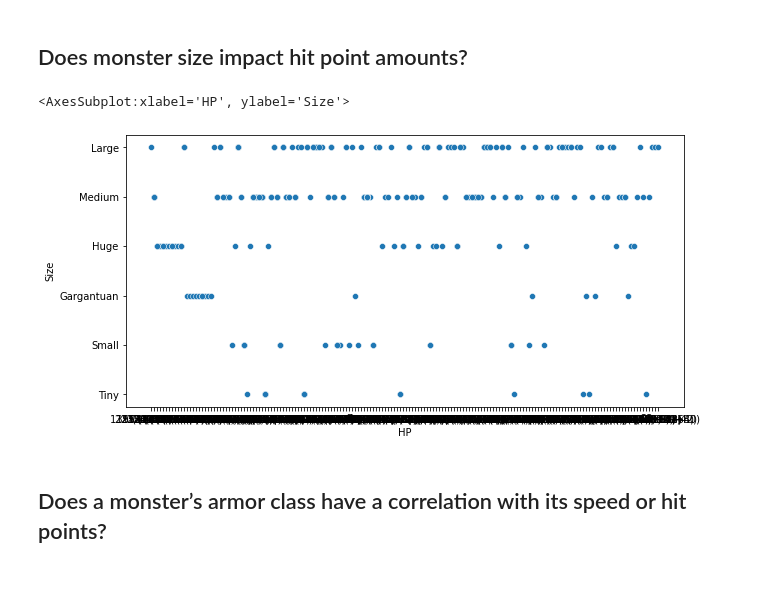
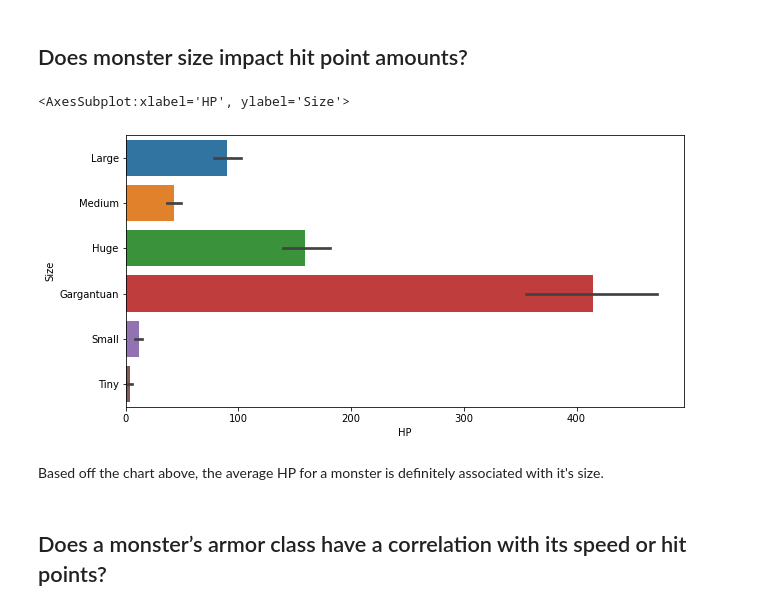
Before and after one commit to dmm4613/dnd-eda, a Jupyter notebook: dnd-eda.ipynb, the cells around one changed output. Drawn from its saved outputs; the diff is of its cells as text; code cells hidden in the pictures; blank space fills up the shorter version.

```diff
--- a/dnd-eda.ipynb
+++ b/dnd-eda.ipynb
@@ -65,4 +66,6 @@ To work on this question I plan on splitting up Race+Alignment into two separate
 dnd[['Race','Alignment']] = dnd['Race + alignment'].str.rsplit(',', n=1, expand=True)
 dnd['Alignment'] = dnd['Alignment'].str.strip()
 # %%
-dnd
+# Let's also clean up some of the other columns for future discussion.
+dnd['Armor'] = dnd['Armor'].apply(lambda x: int(x.split(' (')[0]))
+dnd['HP'] = dnd['HP'].apply(lambda x: int(x.split(' (')[0]))
@@ -120,0 +72,2 @@ Name: Race, dtype: int64
+# %%
+dnd = dnd.drop(['Race + alignment', 'Challenge rating  (XP)'], axis=1)
@@ -144,2 +95,4 @@ plot_monster_races(different_races_count, different_races, dnd)
 # %% [markdown]
 Even if we combined all of the humanoid variants, the number of Beasts surpasses all other individual races by double. Let's try and combine the races into fewer categories.
+# %%
+dnd['Race'] = dnd['Race'].apply(lambda x: x.split(' ')[0])
@@ -224,9 +180,11 @@ monster_size = monster_size_and_hp['Size']
 monster_hp = monster_size_and_hp['HP']
 # %%
 fig, ax = plt.subplots(figsize=(10,5))
-sns.scatterplot(x=monster_hp, y=monster_size, data=monster_size_and_hp)
+sns.barplot(x=monster_hp, y=monster_size, data=monster_size_and_hp)
 # %% [output]
 <AxesSubplot:xlabel='HP', ylabel='Size'>
-[figure, old version]
+[figure, new version]
+# %% [markdown]
+Based off the chart above, the average HP for a monster is definitely associated with it's size.
 # %% [markdown]
 ## Does a monster’s armor class have a correlation with its speed or hit points?
```
Also changed, not shown: parts of 21 cells of this notebook, 1 other file.
